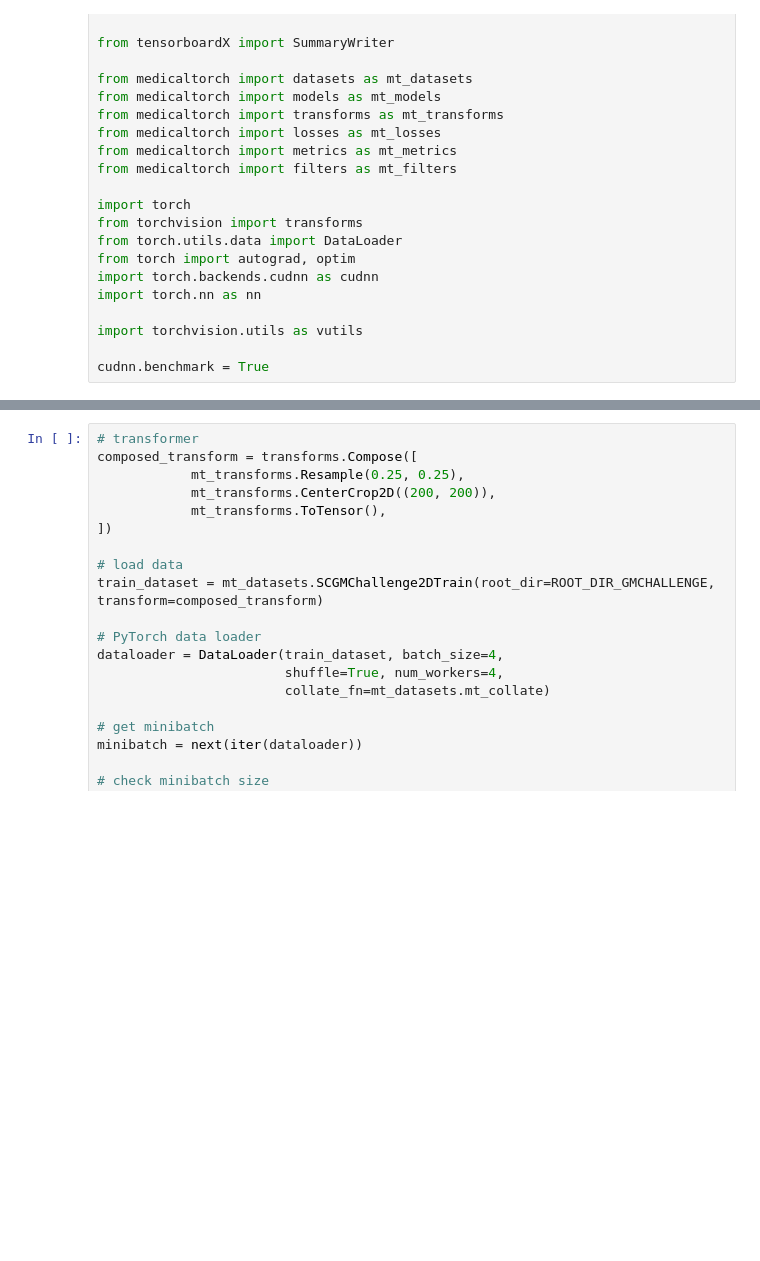
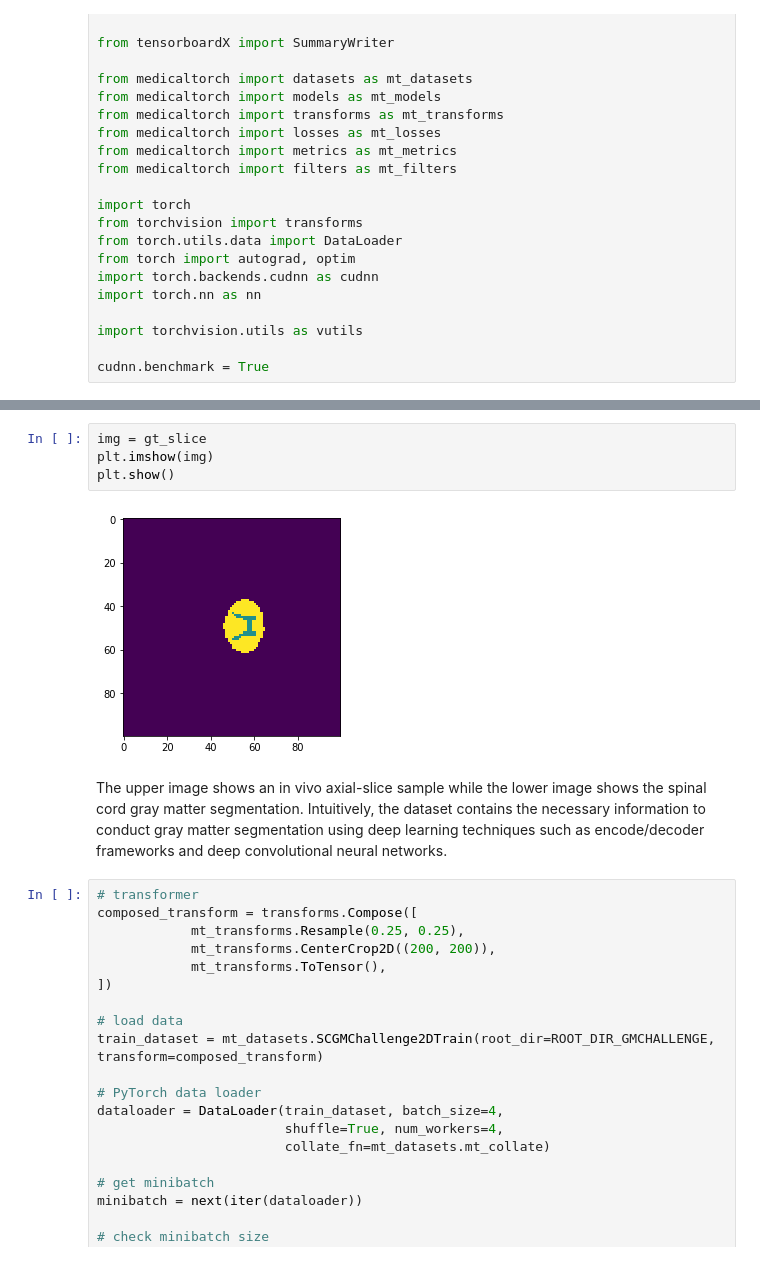
Before and after one commit to dtraverso/mri_ml_sandbox, a Jupyter notebook: MRI_Sandbox1.ipynb, the cells around one changed output, grey strips where cells are left out. Drawn from its saved outputs; the diff is of its cells as text; blank space fills up the shorter version.

```diff
--- a/MRI_Sandbox1.ipynb
+++ b/MRI_Sandbox1.ipynb
@@ -84,3 +108,11 @@ Mounted at /content/gdrive
+# %%
+img = gt_slice
+plt.imshow(img)
+plt.show()
+# %% [output]
+[figure, added]
+# %% [markdown]
+The upper image shows an in vivo axial-slice sample while the lower image shows the spinal cord gray matter segmentation. Intuitively, the dataset contains the necessary information to conduct gray matter segmentation using deep learning techniques such as encode/decoder frameworks and deep convolutional neural networks.
 # %%
 # transformer
 composed_transform = transforms.Compose([
```
Also changed, not shown: parts of 18 cells of this notebook.
